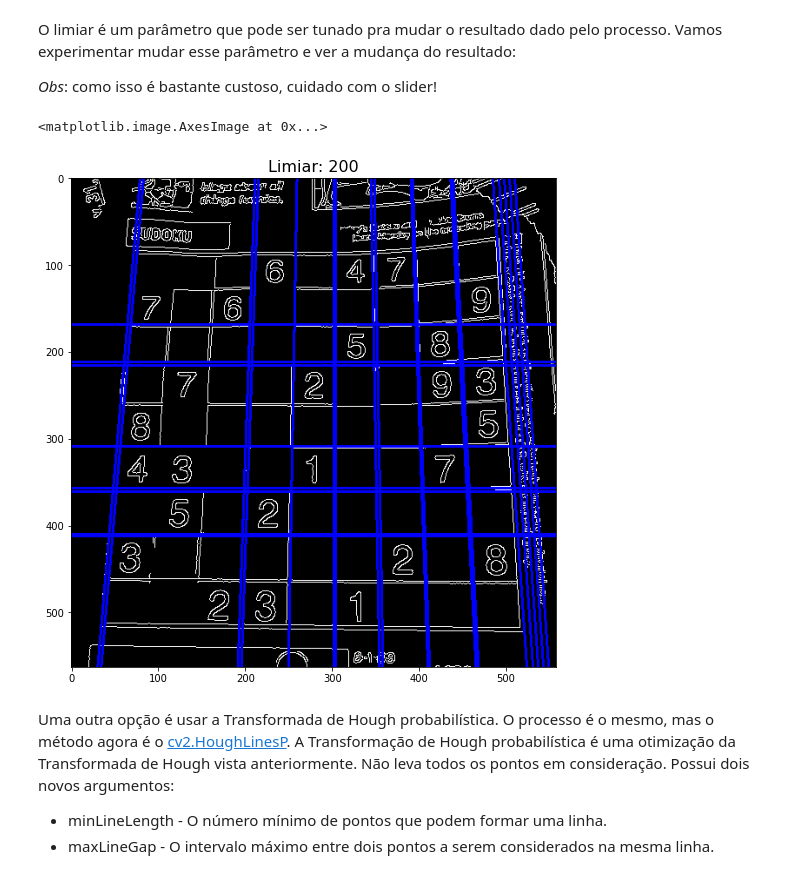
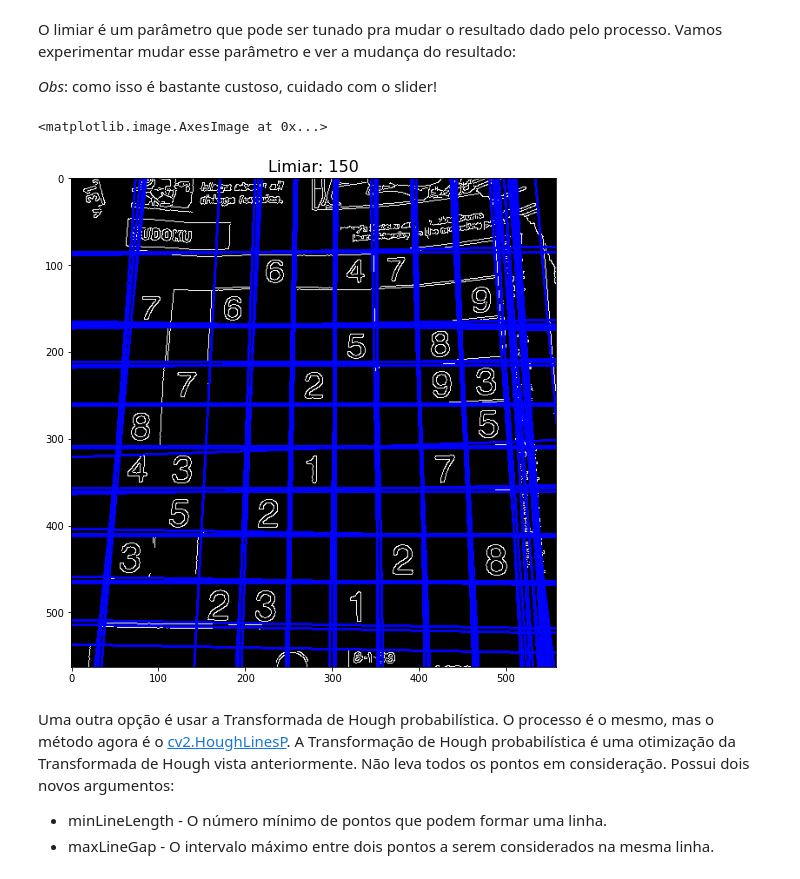
Before and after one commit to wlcosta/es235_pdi, a Jupyter notebook: 11_hough_linhas/lab.ipynb, the cells around one changed output. Drawn from its saved outputs; the diff is of its cells as text; code cells hidden in the pictures.

```diff
--- a/11_hough_linhas/lab.ipynb
+++ b/11_hough_linhas/lab.ipynb
@@ -75,7 +77,7 @@ for linha in linhas:
     y1 = int(y0 + 1000*(a))
     x2 = int(x0 - 1000*(-b))
     y2 = int(y0 - 1000*(a))
-    cv2.line(bordas_copia,(x1,y1),(x2,y2),(0,0,255),2)
+    cv2.line(bordas_copia,(x1,y1),(x2,y2),(0,255,0),2)
 # %%
 plt.imshow(bordas_copia)
 # %% [output]
@@ -86,30 +88,30 @@ O limiar é um parâmetro que pode ser tunado pra mudar o resultado dado pelo pr
 
 *Obs*: como isso é bastante custoso, cuidado com o slider!
 # %%
-l = 200#@param {type:"slider", min:50, max:200, step:1}
+l = 150#@param {type:"slider", min:50, max:200, step:1}
 linhas = cv2.HoughLines(bordas, 1, np.pi / 180, l, None, 0, 0)
 bordas_copia = cv2.cvtColor(bordas, cv2.COLOR_GRAY2BGR)
 
 for linha in linhas:
     rho,theta = linha[0]
     a = np.cos(theta)
     b = np.sin(theta)
     x0 = a*rho
     y0 = b*rho
     x1 = int(x0 + 1000*(-b))
     y1 = int(y0 + 1000*(a))
     x2 = int(x0 - 1000*(-b))
     y2 = int(y0 - 1000*(a))
     cv2.line(bordas_copia,(x1,y1),(x2,y2),(0,0,255),2)
 
 fig, ax = plt.subplots(1, 1, figsize=(12, 9))
 fig.subplots_adjust(hspace=0, wspace=0)
 
 ax.set_title("Limiar: %d" % (l), fontsize=16)
 ax.imshow(bordas_copia)
 # %% [output]
 <matplotlib.image.AxesImage at 0x...>
-[figure, old version]
+[figure, new version]
 # %% [markdown]
 Uma outra opção é usar a Transformada de Hough probabilística. O processo é o mesmo, mas o método agora é o [cv2.HoughLinesP](https://docs.opencv.org/3.4/dd/d1a/group__imgproc__feature.html#ga8618180a5948286384e3b7ca02f6feeb). A Transformação de Hough probabilística é uma otimização da Transformada de Hough vista anteriormente. Não leva todos os pontos em consideração. Possui dois novos argumentos:
 
```
Also changed, not shown: parts of 7 cells of this notebook.
